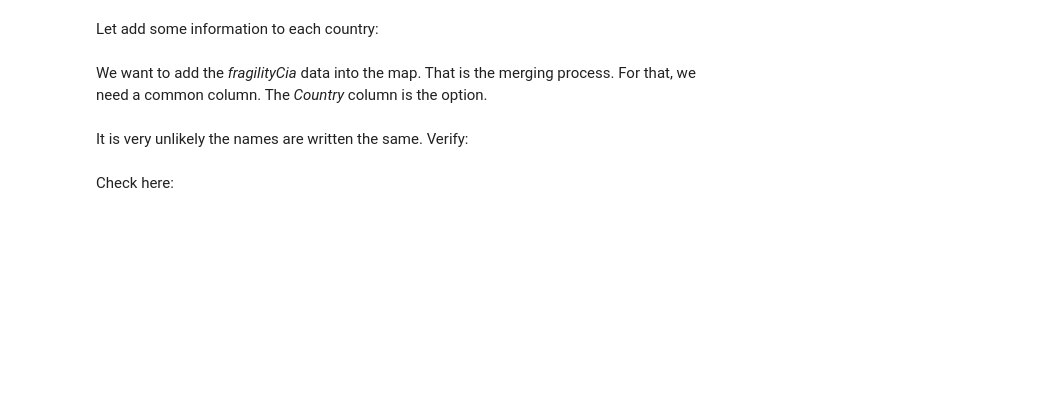
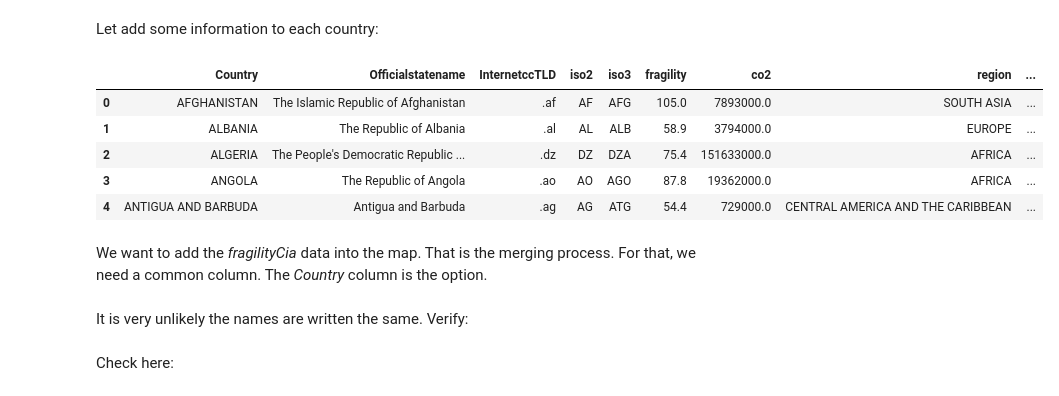
Before and after one commit to nuriacasana/introgeodf, a Jupyter notebook: index.ipynb, the cells around one changed output. Cells and saved outputs as stored; diff of their text form; code cells hidden in the pictures; blank space fills up the shorter version.

```diff
--- a/index.ipynb
+++ b/index.ipynb
@@ -706,11 +713,19 @@ Let add some information to each country:
 # %%
 import pandas as pd
 
 fragilityCiaLink="https://github.com/CienciaDeDatosEspacial/merging/raw/main/FragilityCia_isos.csv"
 
 fragilityCia=pd.read_csv(fragilityCiaLink)
-
+# case
+countries['COUNTRY']=countries.COUNTRY.str.upper()
 fragilityCia.head()
+# %% [output]
+|  | Country | Officialstatename | InternetccTLD | iso2 | iso3 | fragility | co2 | region | ... |
+| 0 | AFGHANISTAN | The Islamic Republic of Afghanistan | .af | AF | AFG | 105.0 | 7893000.0 | SOUTH ASIA | ... |
+| 1 | ALBANIA | The Republic of Albania | .al | AL | ALB | 58.9 | 3794000.0 | EUROPE | ... |
+| 2 | ALGERIA | The People's Democratic Republic ... | .dz | DZ | DZA | 75.4 | 151633000.0 | AFRICA | ... |
+| 3 | ANGOLA | The Republic of Angola | .ao | AO | AGO | 87.8 | 19362000.0 | AFRICA | ... |
+| 4 | ANTIGUA AND BARBUDA | Antigua and Barbuda | .ag | AG | ATG | 54.4 | 729000.0 | CENTRAL AMERICA AND THE CARIBBEAN | ... |
 # %% [markdown]
 We want to add the _fragilityCia_ data into the map. That is the merging process.
 For that, we need a common column. The _Country_ column is the option.
```
Also changed, not shown: parts of 26 cells of this notebook.
